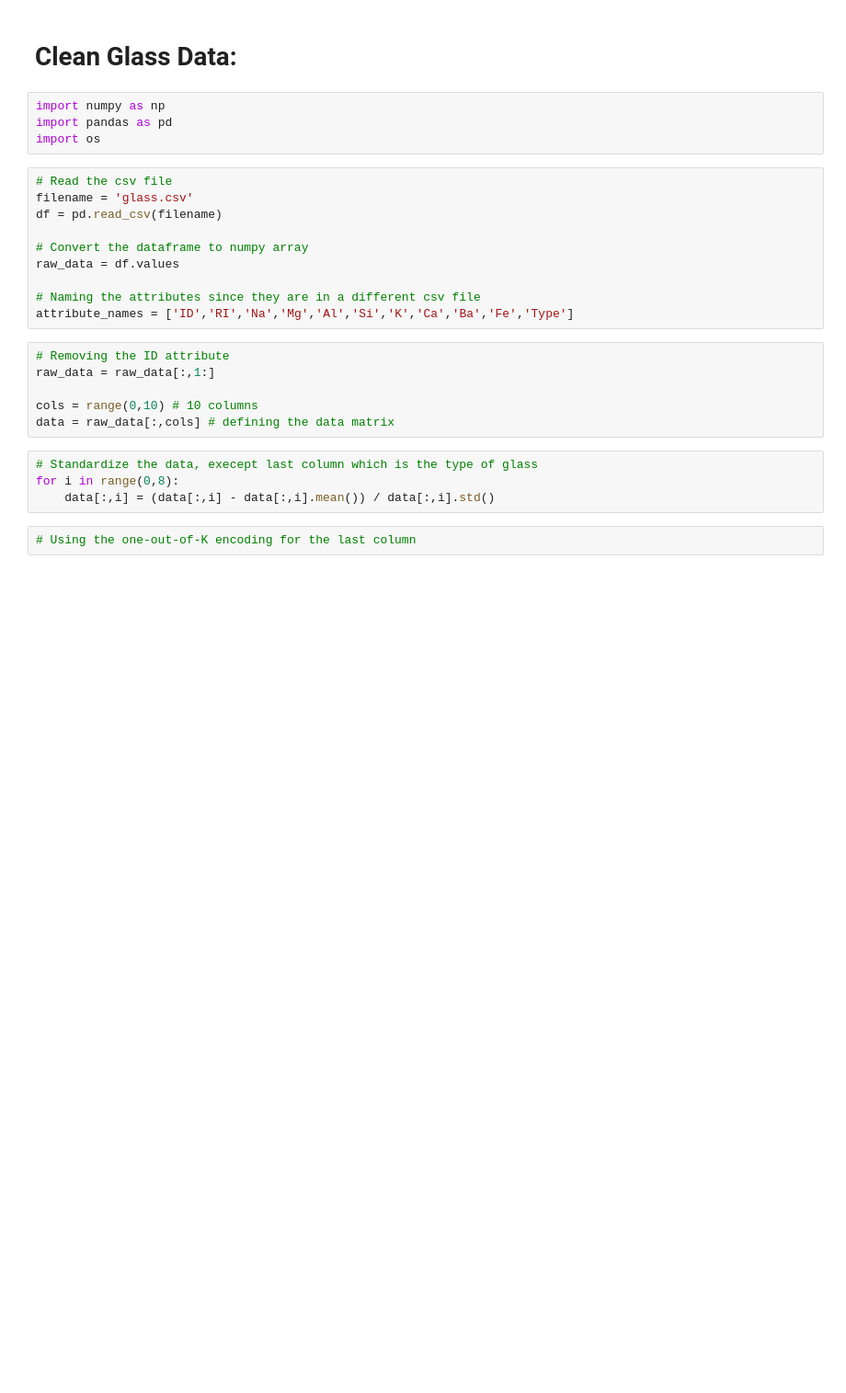
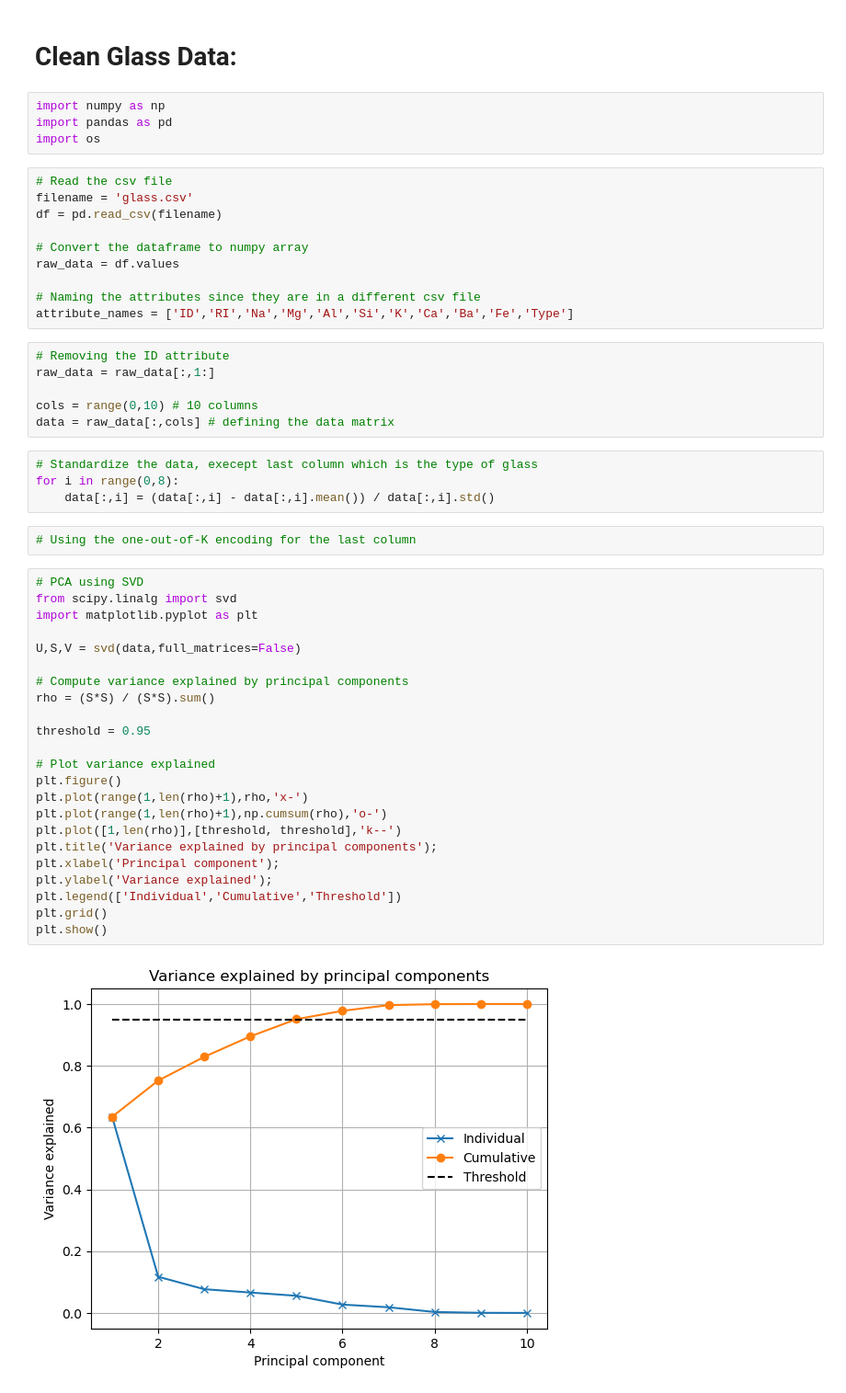
Before and after one commit to CarlaZdravkovicHugod/MLProject1, a Jupyter notebook: CleanGlassData.ipynb, the cells around one changed output. Shown at 92% size. Cells and saved outputs as stored; diff of their text form; blank space fills up the shorter version.

```diff
--- a/CleanGlassData.ipynb
+++ b/CleanGlassData.ipynb
@@ -26,3 +26,28 @@ for i in range(0,8):
     data[:,i] = (data[:,i] - data[:,i].mean()) / data[:,i].std()
 # %%
 # Using the one-out-of-K encoding for the last column
+# %%
+# PCA using SVD
+from scipy.linalg import svd
+import matplotlib.pyplot as plt
+
+U,S,V = svd(data,full_matrices=False)
+
+# Compute variance explained by principal components
+rho = (S*S) / (S*S).sum()
+
+threshold = 0.95
+
+# Plot variance explained
+plt.figure()
+plt.plot(range(1,len(rho)+1),rho,'x-')
+plt.plot(range(1,len(rho)+1),np.cumsum(rho),'o-')
+plt.plot([1,len(rho)],[threshold, threshold],'k--')
+plt.title('Variance explained by principal components');
+plt.xlabel('Principal component');
+plt.ylabel('Variance explained');
+plt.legend(['Individual','Cumulative','Threshold'])
+plt.grid()
+plt.show()
+# %% [output]
+[figure, added]
```
